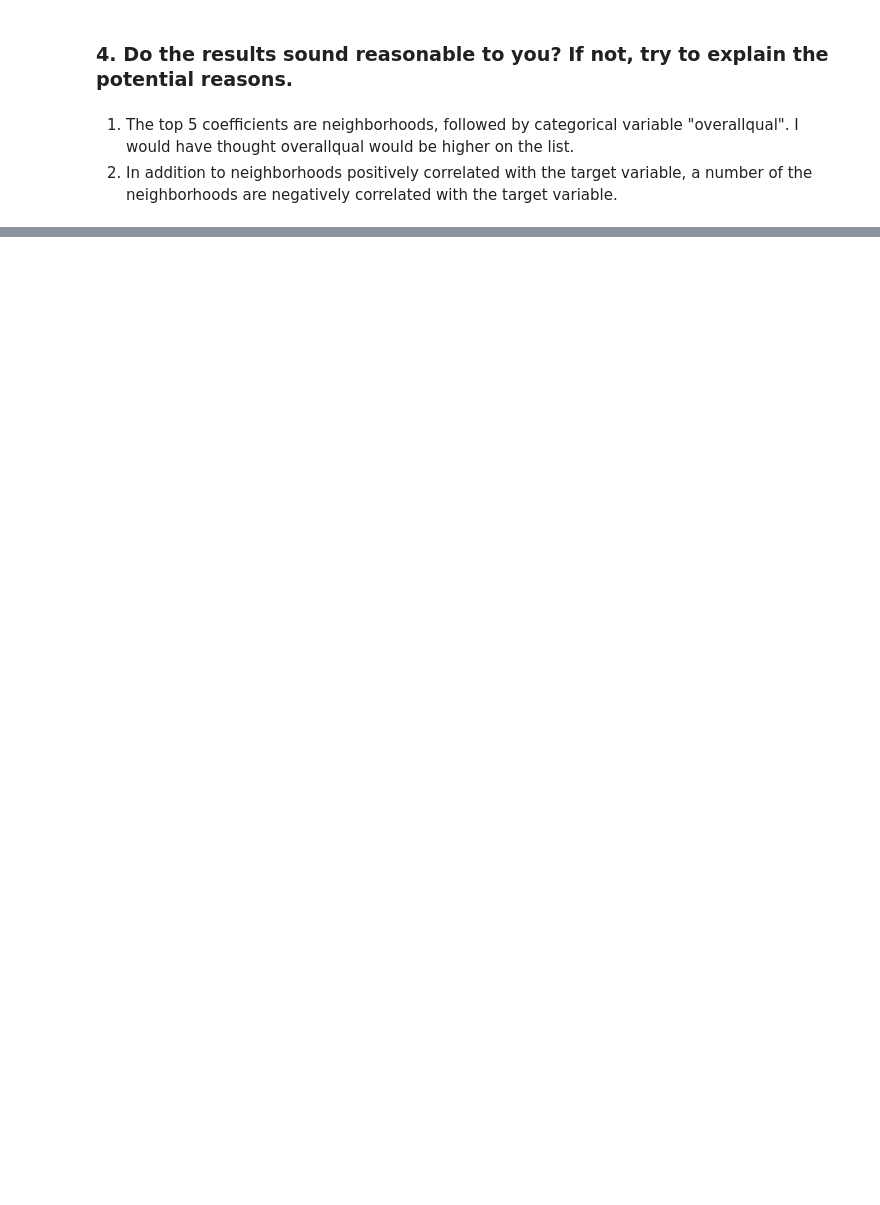
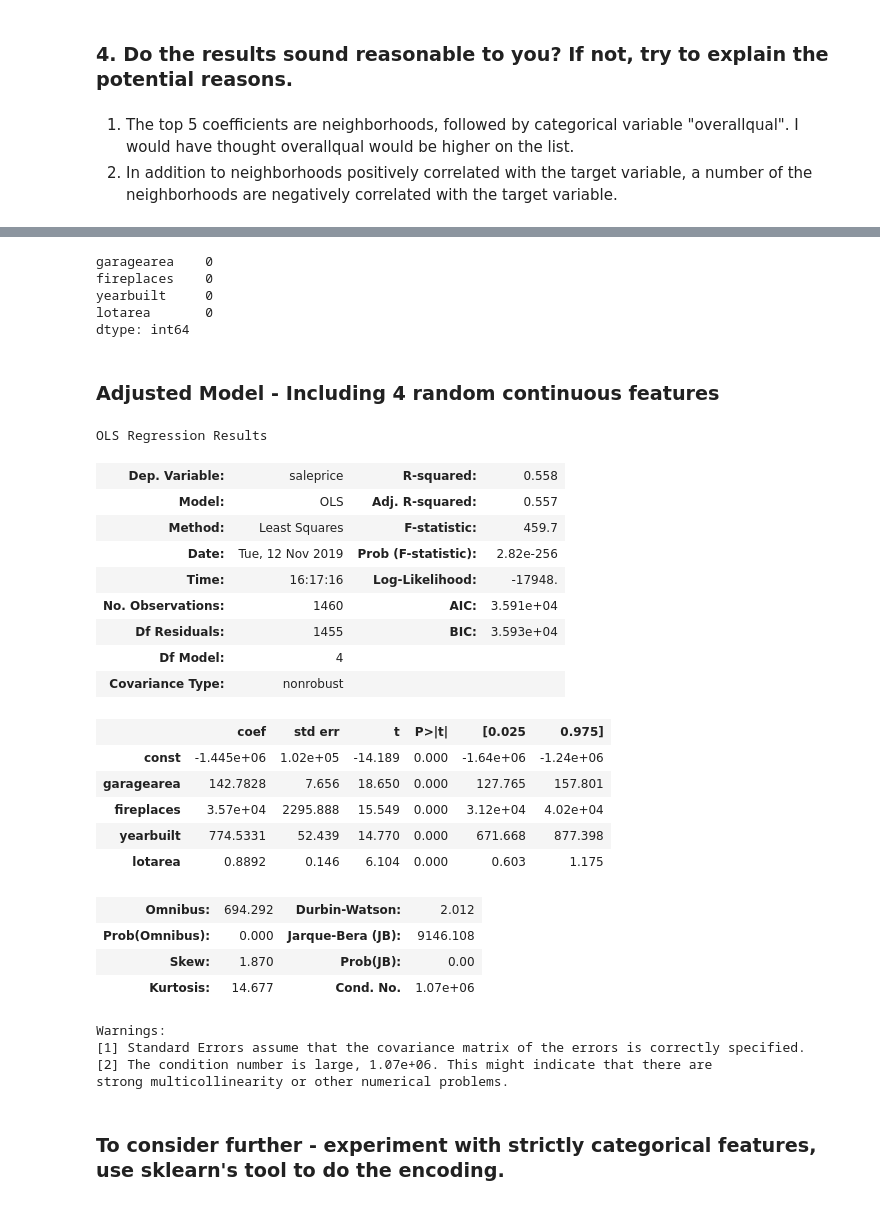
Before and after one commit to mrkjhsn/Thinkful-Exercises, a Jupyter notebook: linear_regression_housing_prices.ipynb, the cells around one changed output, grey strips where cells are left out. Saved outputs shown, nothing was run; the diff lists cells and outputs as text; code cells hidden in the pictures; blank space fills up the shorter version.

```diff
--- a/linear_regression_housing_prices.ipynb
+++ b/linear_regression_housing_prices.ipynb
@@ -624,0 +547,56 @@ dtype: float64
+# %%
+# verify no NaNs
+house_prices.loc[:,['garagearea','fireplaces','yearbuilt','lotarea']].isna().sum()
+# %% [output]
+garagearea    0
+fireplaces    0
+yearbuilt     0
+lotarea       0
+dtype: int64
+# %% [markdown]
+### Adjusted Model - Including 4 random continuous features
+# %%
+# Y is the target variable
+Y = house_prices.saleprice
+
+# X is the feature
+# includ only continuous features
+# none of the neighborhoods
+X = house_prices.loc[:,['garagearea','fireplaces','yearbuilt','lotarea']]
+# %%
+# using statsmodel
+
+# We need to manually add a constant
+# in statsmodels' sm
+X = sm.add_constant(X)
+
+results = sm.OLS(Y, X).fit()
+
+results.summary()
+# %% [output]
+OLS Regression Results
+| Dep. Variable: | saleprice | R-squared: | 0.558 |
+| Model: | OLS | Adj. R-squared: | 0.557 |
+| Method: | Least Squares | F-statistic: | 459.7 |
+| Date: | Tue, 12 Nov 2019 | Prob (F-statistic): | 2.82e-256 |
+| Time: | 16:17:16 | Log-Likelihood: | -17948. |
+| No. Observations: | 1460 | AIC: | 3.591e+04 |
+| Df Residuals: | 1455 | BIC: | 3.593e+04 |
+| Df Model: | 4 |  |  |
+| Covariance Type: | nonrobust |  |  |
+|  | coef | std err | t | P>|t| | [0.025 | 0.975] |
+| const | -1.445e+06 | 1.02e+05 | -14.189 | 0.000 | -1.64e+06 | -1.24e+06 |
+| garagearea | 142.7828 | 7.656 | 18.650 | 0.000 | 127.765 | 157.801 |
+| fireplaces | 3.57e+04 | 2295.888 | 15.549 | 0.000 | 3.12e+04 | 4.02e+04 |
+| yearbuilt | 774.5331 | 52.439 | 14.770 | 0.000 | 671.668 | 877.398 |
+| lotarea | 0.8892 | 0.146 | 6.104 | 0.000 | 0.603 | 1.175 |
+| Omnibus: | 694.292 | Durbin-Watson: | 2.012 |
+| Prob(Omnibus): | 0.000 | Jarque-Bera (JB): | 9146.108 |
+| Skew: | 1.870 | Prob(JB): | 0.00 |
+| Kurtosis: | 14.677 | Cond. No. | 1.07e+06 |
+Warnings:
+[1] Standard Errors assume that the covariance matrix of the errors is correctly specified.
+[2] The condition number is large, 1.07e+06. This might indicate that there are
+strong multicollinearity or other numerical problems.
+# %% [markdown]
+### To consider further - experiment with strictly categorical features, use sklearn's tool to do the encoding.
```
Also changed, not shown: parts of 28 cells of this notebook.
